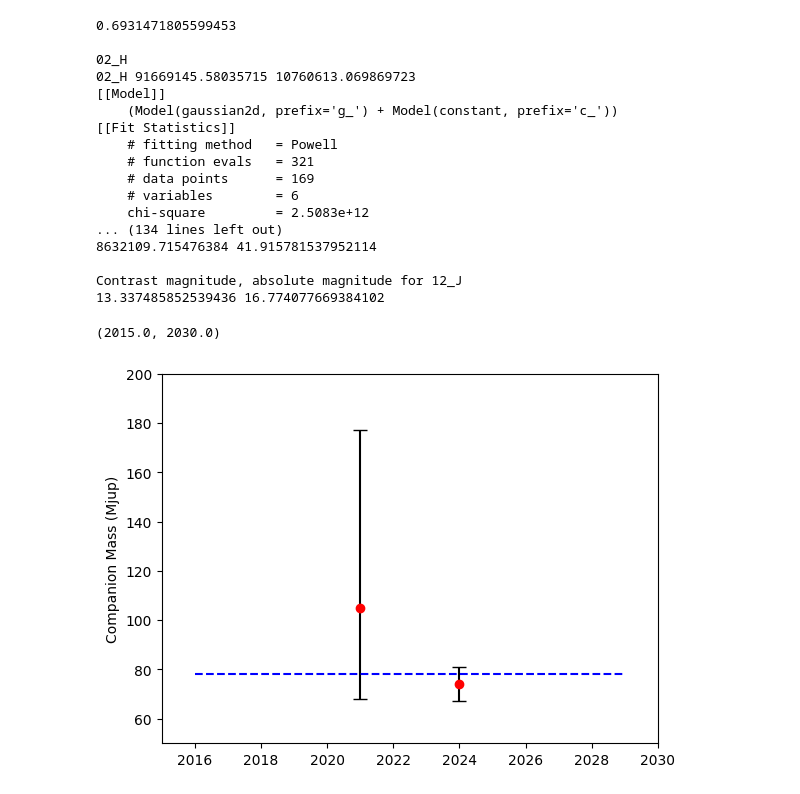
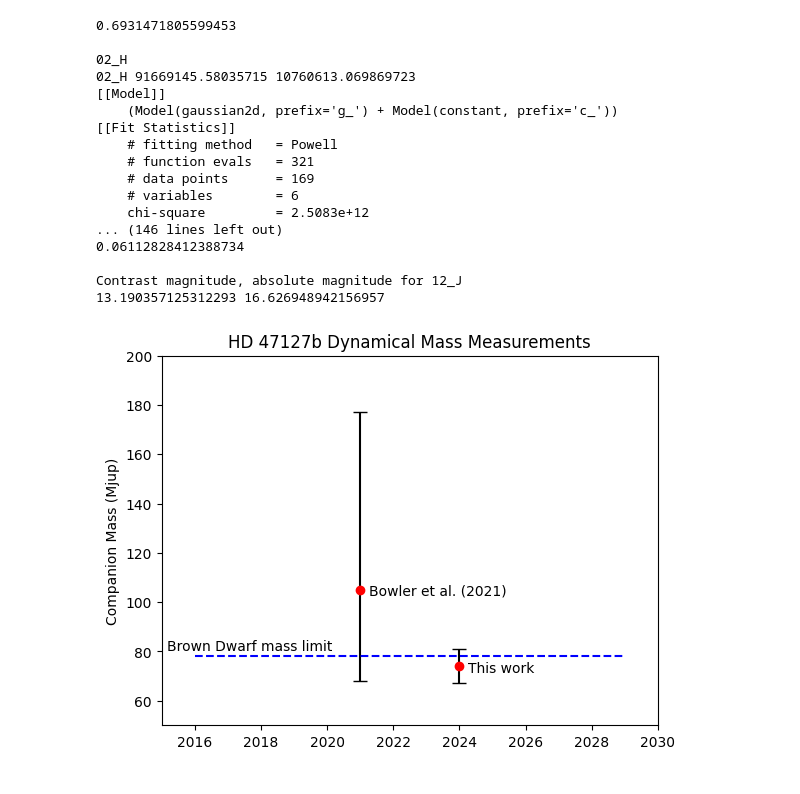
Before and after one commit to benlchang/HD47127-b-ADI, a Jupyter notebook: HD47127_ADI.ipynb, the cells around one changed output. Cells and saved outputs as stored; diff of their text form; code cells hidden in the pictures.

```diff
--- a/HD47127_ADI.ipynb
+++ b/HD47127_ADI.ipynb
@@ -674,10 +681,10 @@ def contrast(band):
     # band: [flux scaler, flux scaler error]
     alphas = {
         '12_H': [2.141395, 0.0725038],
-        '12_J': [1.5594737627306137, 0.11328200854935211],
-        '12_Kshort': [0.9666688488750069, 0.07761745210351367],
-        '02_H': [18.59547343321931, 0.5603609888828771],
-        '12_CH4short': [2.3976276410976567, 0.0917806142313633]
+        '12_J': [1.7848227590712247, 0.11250679521043616],
+        '12_Kshort': [1.1388725743948742, 0.07582706324581101],
+        '02_H': [17.100481864852497, 0.5593673842804723],
+        '12_CH4short': [2.5082175841170398, 0.0884498430763454]
     }
 
     # band : truitime * num_coadds
@@ -708,6 +715,9 @@ def contrast(band):
 
     contrast = planet_flux / star_flux
     contrast_mag = math.log(contrast, 10) * -2.51
+
+    print('\nContrast error:')
+    print(math.log((alphas[band][0] + alphas[band][1]) / alphas[band][0]))
 
     return contrast, contrast_mag
 
@@ -784,11 +794,11 @@ for band in fwhms:
     # data points      = 169
     # variables        = 6
     chi-square         = 2.5083e+12
-... (134 lines left out)
-8632109.715476384 41.915781537952114
+... (146 lines left out)
+0.06112828412388734
 
 Contrast magnitude, absolute magnitude for 12_J
-13.337485852539436 16.774077669384102
+13.190357125312293 16.626948942156957
 # %%
 def compareImgs(img1_prefix, img2_prefix):
     img1 = fits.open(img1_prefix + '-KLmodes-all.fits')[0].data[3]
@@ -801,17 +811,21 @@ img1_prefix, img2_prefix = '../klipdata/2023_12_H/', '../klipdata/2023_12_J/'
 compareImgs(img1_prefix, img2_prefix)
 # %%
 x = [2021, 2024]
-y = [105.0, 73.9]
+y = [105.0, 73.5]
 thresh = [78.0, 78.0]
 
 y_min = [37, 6.9]
 y_max = [72, 6.9]
 
 plt.errorbar(x, y, yerr = [y_min, y_max], ls=' ', marker='o', color='red', capsize=5, capthick=1, ecolor='black')
 plt.plot(list(np.arange(2016, 2030)), [78] * 14, color='blue', ls='--')
 plt.ylabel('Companion Mass (Mjup)')
+plt.title('HD 47127b Dynamical Mass Measurements')
 plt.ylim(50, 200)
 plt.xlim(2015, 2030)
+plt.annotate('Bowler et al. (2021)', (2021, 105.0), textcoords='offset points', xytext=(6,-4))
+plt.annotate('This work', (2024, 73.9), textcoords='offset points', xytext=(6,-4))
+plt.annotate('Brown Dwarf mass limit', (2016, 80), textcoords='offset points', xytext=(-20, 1))
+plt.savefig('HD47127b_mass.pdf')
 # %% [output]
-(2015.0, 2030.0)
-[figure, old version]
+[figure, new version]
```
Also changed, not shown: parts of 6 cells of this notebook, 2 other files.
